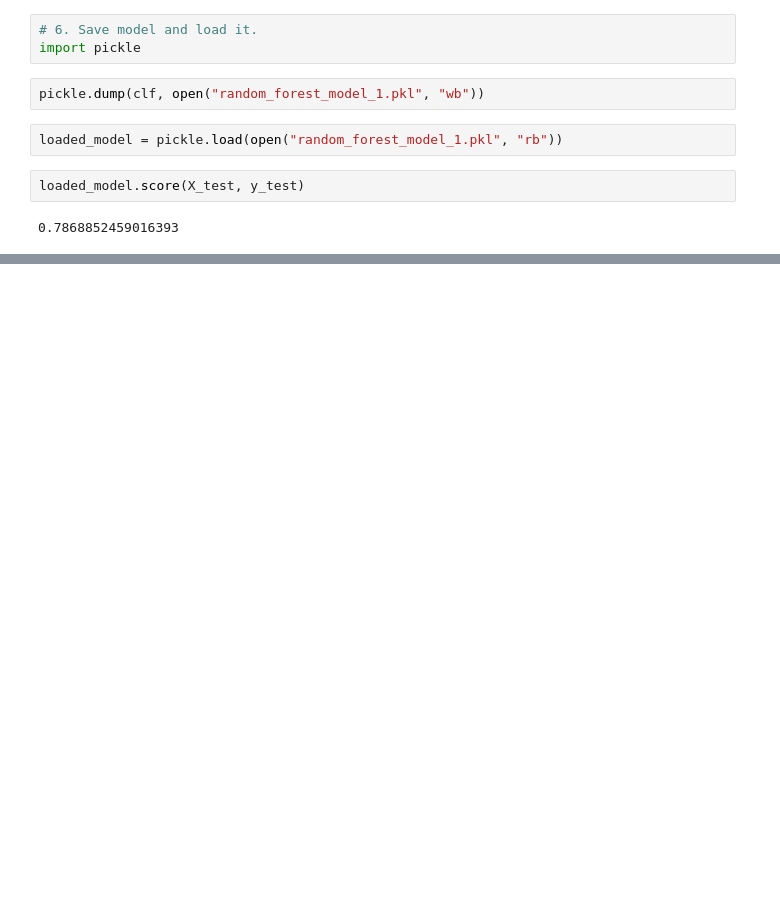
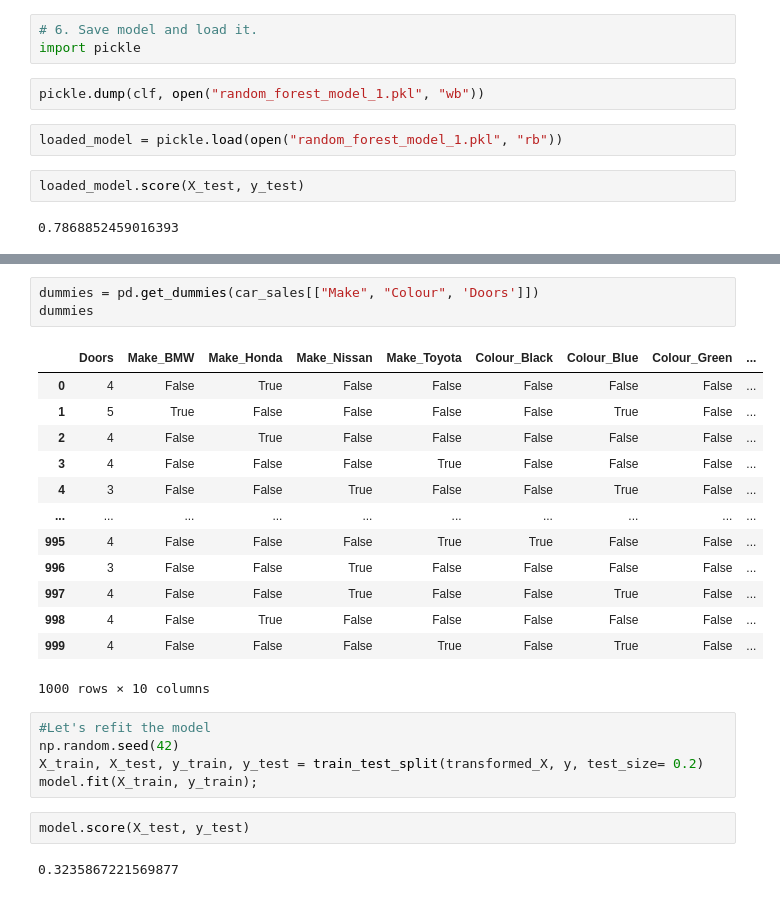
Before and after one commit to ccastell18/Scikit-learn_practice, a Jupyter notebook: Sklearn.ipynb, the cells around one changed output, grey strips where cells are left out. Saved outputs shown, nothing was run; the diff lists cells and outputs as text; blank space fills up the shorter version.

```diff
--- a/Sklearn.ipynb
+++ b/Sklearn.ipynb
@@ -169,0 +311,26 @@ loaded_model.score(X_test, y_test)
+# %%
+dummies = pd.get_dummies(car_sales[["Make", "Colour", 'Doors']])
+dummies
+# %% [output]
+|  | Doors | Make_BMW | Make_Honda | Make_Nissan | Make_Toyota | Colour_Black | Colour_Blue | Colour_Green | ... |
+| 0 | 4 | False | True | False | False | False | False | False | ... |
+| 1 | 5 | True | False | False | False | False | True | False | ... |
+| 2 | 4 | False | True | False | False | False | False | False | ... |
+| 3 | 4 | False | False | False | True | False | False | False | ... |
+| 4 | 3 | False | False | True | False | False | True | False | ... |
+| ... | ... | ... | ... | ... | ... | ... | ... | ... | ... |
+| 995 | 4 | False | False | False | True | True | False | False | ... |
+| 996 | 3 | False | False | True | False | False | False | False | ... |
+| 997 | 4 | False | False | True | False | False | True | False | ... |
+| 998 | 4 | False | True | False | False | False | False | False | ... |
+| 999 | 4 | False | False | False | True | False | True | False | ... |
+1000 rows × 10 columns
+# %%
+#Let's refit the model
+np.random.seed(42)
+X_train, X_test, y_train, y_test = train_test_split(transformed_X, y, test_size= 0.2)
+model.fit(X_train, y_train);
+# %%
+model.score(X_test, y_test)
+# %% [output]
+0.3235867221569877
```
Also changed, not shown: parts of 36 cells of this notebook, 3 other files.
